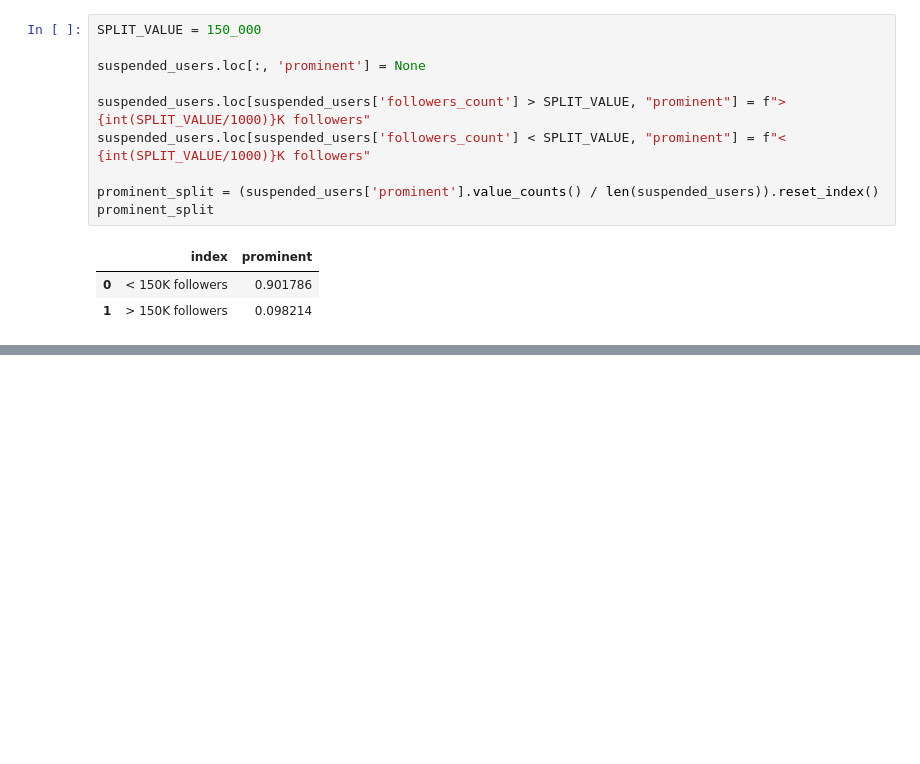
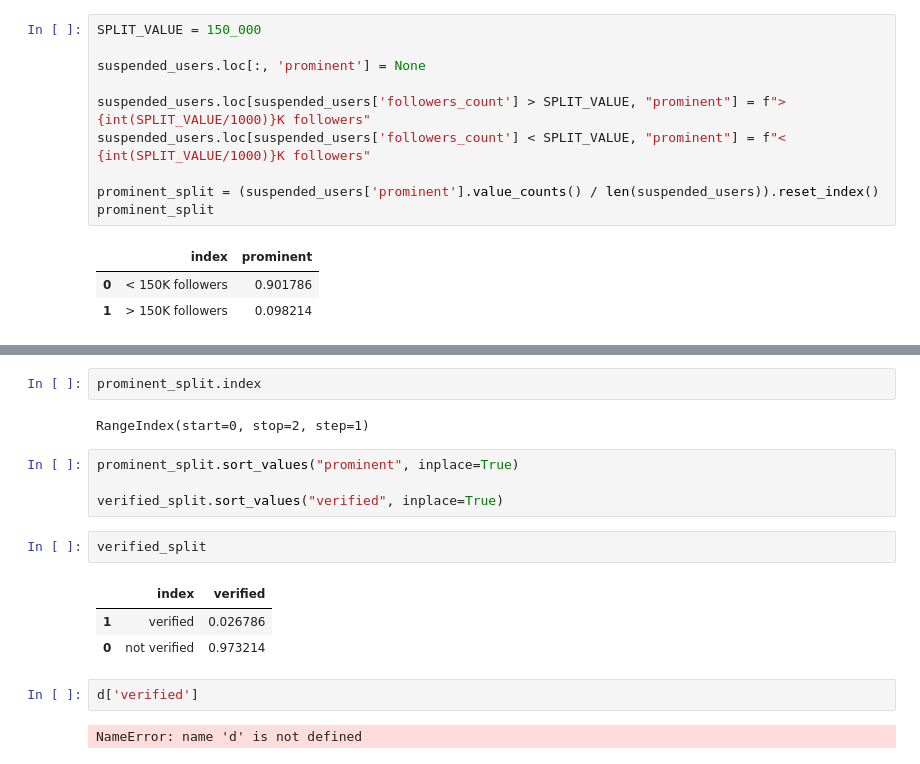
Before and after one commit to osome-iu/low-cred-superspreaders, a Jupyter notebook: notebooks/ignoring_popular_accounts.ipynb, the cells around one changed output, grey strips where cells are left out. Drawn from its saved outputs; the diff is of its cells as text; blank space fills up the shorter version.

```diff
--- a/notebooks/ignoring_popular_accounts.ipynb
+++ b/notebooks/ignoring_popular_accounts.ipynb
@@ -286,0 +299,18 @@ alt.vconcat(
+# %%
+prominent_split.index
+# %% [output]
+RangeIndex(start=0, stop=2, step=1)
+# %%
+prominent_split.sort_values("prominent", inplace=True)
+
+verified_split.sort_values("verified", inplace=True)
+# %%
+verified_split
+# %% [output]
+|  | index | verified |
+| 1 | verified | 0.026786 |
+| 0 | not verified | 0.973214 |
+# %%
+d['verified']
+# %% [output]
+NameError: name 'd' is not defined
```
Also changed, not shown: parts of 4 cells of this notebook, 2 other files.
